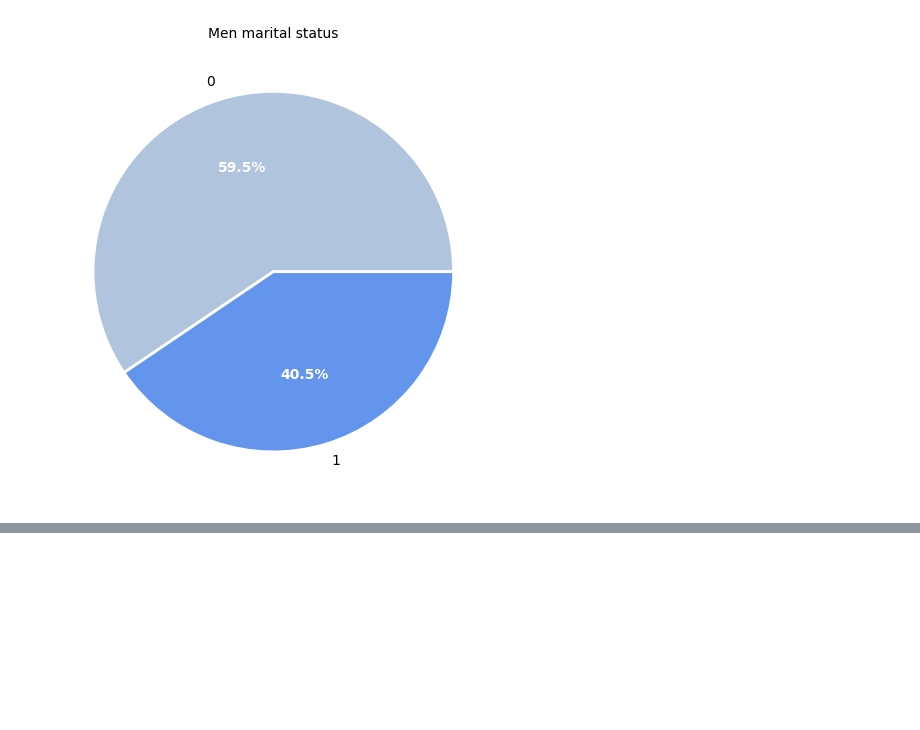
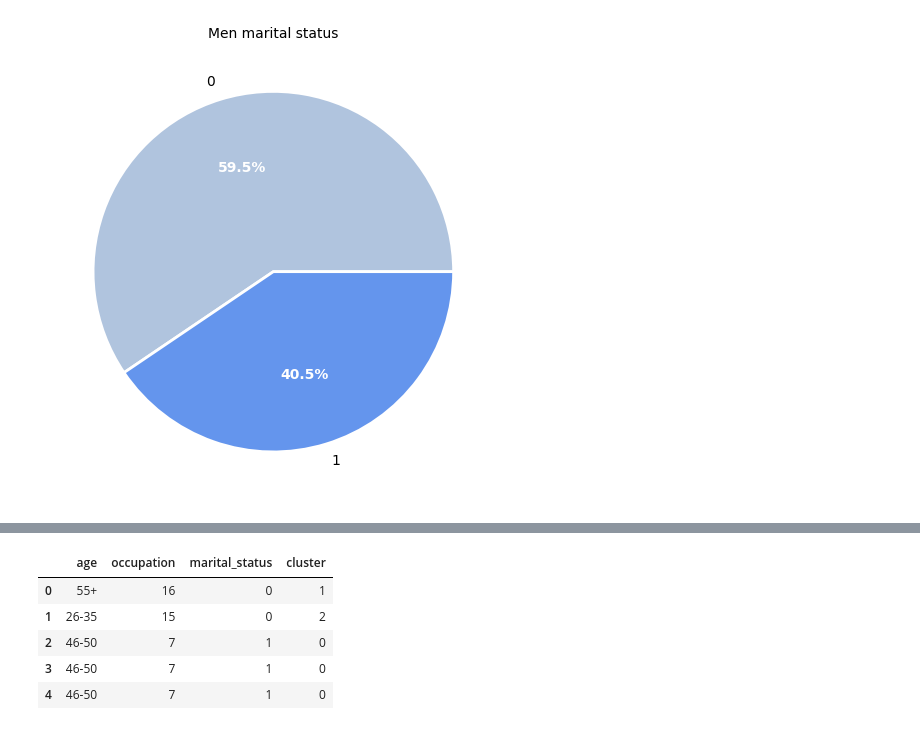
Before and after one commit to INA-95/retail_customer_behavior_analysis, a Jupyter notebook: walmart_customer_behavior_analysis.ipynb, the cells around one changed output, grey strips where cells are left out. Saved outputs shown, nothing was run; the diff lists cells and outputs as text; code cells hidden in the pictures; blank space fills up the shorter version.

```diff
--- a/walmart_customer_behavior_analysis.ipynb
+++ b/walmart_customer_behavior_analysis.ipynb
@@ -200,0 +388,4 @@ plt.tight_layout()
+# %%
+kmode = KModes(n_clusters = 3, init = "random", n_init = 5, verbose = 1)
+clusters = kmode.fit_predict(data)
+clusters
@@ -200,0 +411,3 @@ plt.tight_layout()
+# %%
+data = np.insert(data, 3, clusters, axis = 1)
+data
@@ -200,0 +422,10 @@ plt.tight_layout()
+# %%
+result = pd.DataFrame(data, columns = ['age', 'occupation', 'marital_status', 'cluster'])
+result.head()
+# %% [output]
+|  | age | occupation | marital_status | cluster |
+| 0 | 55+ | 16 | 0 | 1 |
+| 1 | 26-35 | 15 | 0 | 2 |
+| 2 | 46-50 | 7 | 1 | 0 |
+| 3 | 46-50 | 7 | 1 | 0 |
+| 4 | 46-50 | 7 | 1 | 0 |
```
Also changed, not shown: parts of 15 cells of this notebook.
